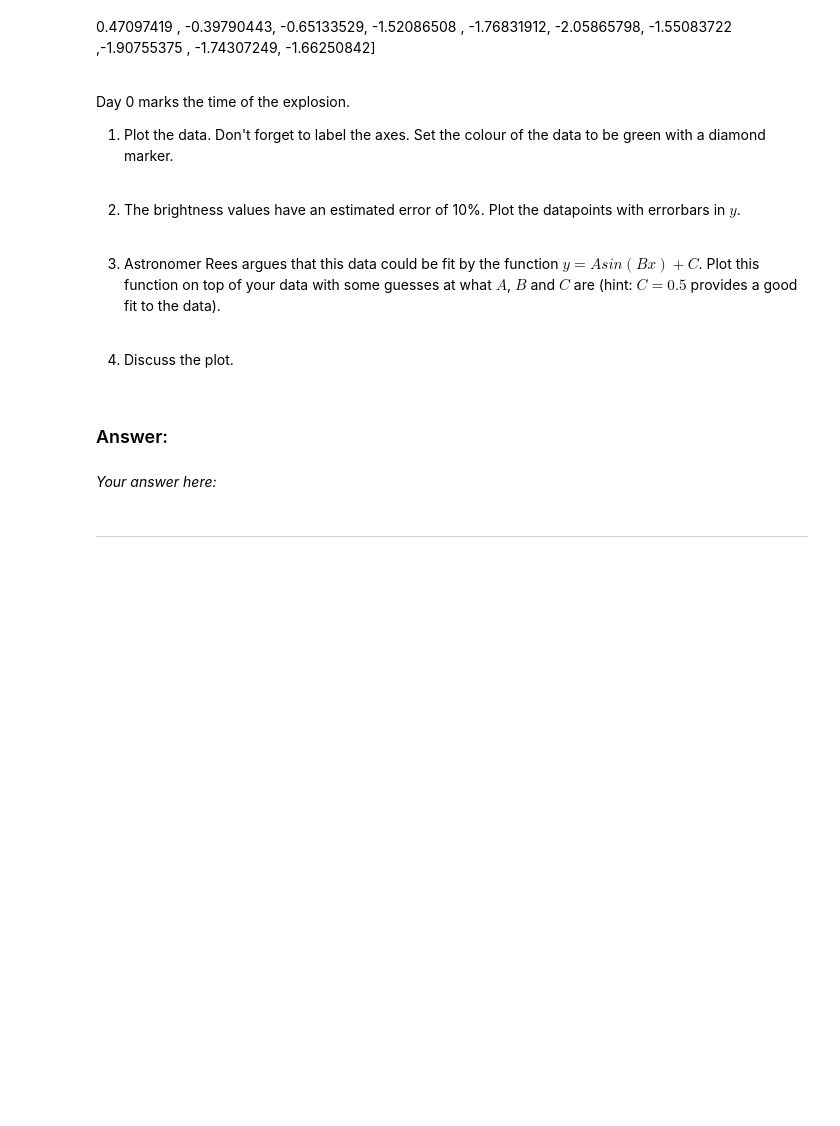
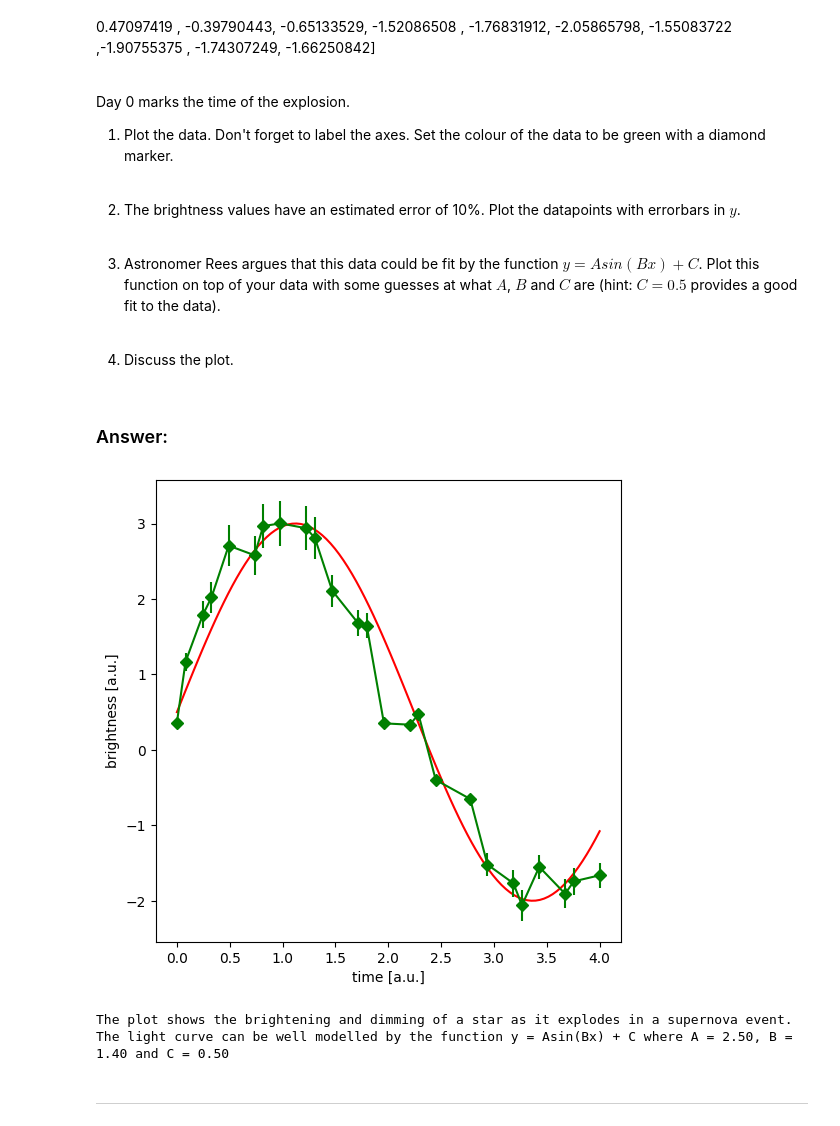
Before and after one commit to thomasarintoul/Data-Analysis-2024, a Jupyter notebook: blended_exercises/Chapter1/Chapter1_yourturn.ipynb, the cells around one changed output. Drawn from its saved outputs; the diff is of its cells as text; code cells hidden in the pictures; blank space fills up the shorter version.

```diff
--- a/blended_exercises/Chapter1/Chapter1_yourturn.ipynb
+++ b/blended_exercises/Chapter1/Chapter1_yourturn.ipynb
@@ -56,8 +56,59 @@ Day 0 marks the time of the explosion.
 4. Discuss the plot.
 # %% [markdown]
 ### Answer:
-# %% [markdown]
-*Your answer here:*
+# %%
+time = [0.,0.08163265,    0.24489796,  0.32653061,
+  0.48979592,   0.73469388,  0.81632653,
+  0.97959184 ,  1.2244898 ,  1.30612245,
+  1.46938776  ,1.71428571,  1.79591837,
+  1.95918367 ,   2.20408163,  2.28571429,
+  2.44897959 ,    2.7755102,
+  2.93877551 ,  3.18367347 , 3.26530612  ,
+  3.42857143 , 3.67346939,  3.75510204   , 4.       ]
+
+
+brightness = [0.36253211,    1.16748232 ,
+  1.78775018,  2.01934344 ,   2.70657393 ,
+  2.57897185,  2.96562829 ,    3.00174824 ,
+  2.93663326,  2.80591525 ,   2.11027035 ,
+  1.67940753,  1.64772549 ,  0.3513817  ,
+  0.33366962,  0.47097419 , -0.39790443,
+ -0.65133529, -1.52086508 , -1.76831912,
+ -2.05865798, -1.55083722 ,-1.90755375 ,
+ -1.74307249, -1.66250842]
+
+err_brightness = 0.1 * np.asarray(brightness)
+
+def Func1(a, b, c ,x):
+    '''
+    :param a: Constant
+    :param b: Constant
+    :param c: Offset Constant
+    :param x: x data
+    :return: y
+    '''
+    X = np.asarray(x)
+    y = a * np.sin(b * X) + c
+    return y
+
+fit_times = np.linspace(0,4,100)
+
+A = 2.5
+B = 1.4
+C = 0.5
+
+
+fig = plt.figure(figsize=(6,6))
+plt.plot(fit_times, Func1(a=A, b=B, c=C,  x=fit_times), color='red')
+plt.errorbar(time, brightness, yerr=err_brightness, marker='D', color='green')
+plt.xlabel('time [a.u.]')
+plt.ylabel('brightness [a.u.]')
+plt.show()
+
+print(r'The plot shows the brightening and dimming of a star as it explodes in a supernova event. The light curve can be well modelled by the function y = Asin(Bx) + C where A = {:.2f}, B = {:.2f} and C = {:.2f}'.format(A,B,C))
+# %% [output]
+[figure, added]
+The plot shows the brightening and dimming of a star as it explodes in a supernova event. The light curve can be well modelled by the function y = Asin(Bx) + C where A = 2.50, B = 1.40 and C = 0.50
 # %% [markdown]
 ***
 # %% [markdown]
```
Also changed, not shown: parts of 1 cell of this notebook.
